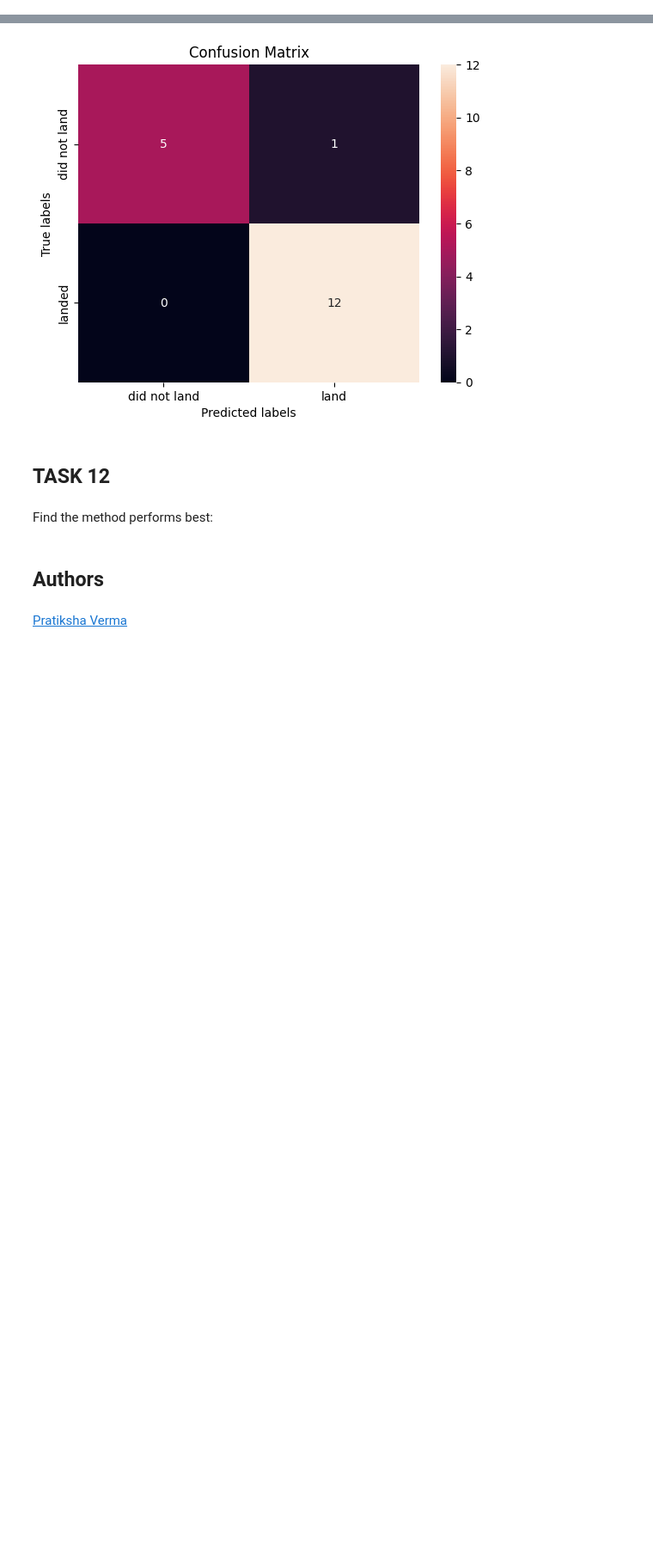
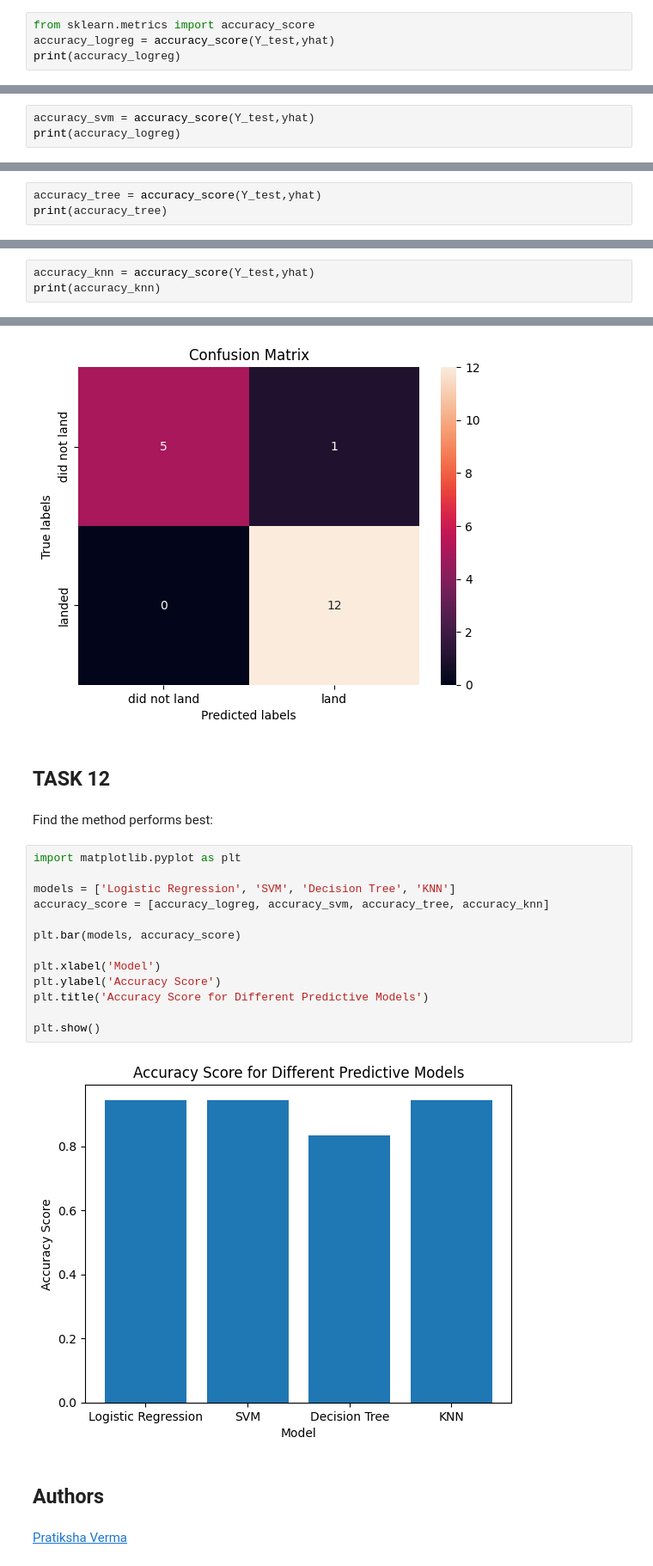
Before and after one commit to ahyaw86/Data-Science-Capston, a Jupyter notebook: Machine Learning with Prediction Lab.ipynb, the cells around one changed output, grey strips where cells are left out. Shown: that part at 86% size. Saved outputs shown, nothing was run; the diff lists cells and outputs as text; blank space fills up the shorter version.

```diff
--- a/Machine Learning with Prediction Lab.ipynb
+++ b/Machine Learning with Prediction Lab.ipynb
@@ -152,3 +182,7 @@ print("accuracy :",logreg_cv.best_score_)
 ## TASK  5
 # %% [markdown]
 Calculate the accuracy on the test data using the method <code>score</code>:
+# %%
+from sklearn.metrics import accuracy_score
+accuracy_logreg = accuracy_score(Y_test,yhat)
+print(accuracy_logreg)
@@ -177,3 +225,6 @@ print("accuracy :",svm_cv.best_score_)
 ## TASK  7
 # %% [markdown]
 Calculate the accuracy on the test data using the method <code>score</code>:
+# %%
+accuracy_svm = accuracy_score(Y_test,yhat)
+print(accuracy_logreg)
@@ -215,3 +270,6 @@ accuracy : 0.9
 ## TASK  9
 # %% [markdown]
 Calculate the accuracy of tree_cv on the test data using the method <code>score</code>:
+# %%
+accuracy_tree = accuracy_score(Y_test,yhat)
+print(accuracy_tree)
@@ -249,3 +309,6 @@ accuracy : 0.8444444444444444
 ## TASK  11
 # %% [markdown]
 Calculate the accuracy of knn_cv on the test data using the method <code>score</code>:
+# %%
+accuracy_knn = accuracy_score(Y_test,yhat)
+print(accuracy_knn)
@@ -260,6 +325,21 @@ plot_confusion_matrix(Y_test,yhat)
 ## TASK  12
 # %% [markdown]
 Find the method performs best:
+# %%
+import matplotlib.pyplot as plt
+
+models = ['Logistic Regression', 'SVM', 'Decision Tree', 'KNN']
+accuracy_score = [accuracy_logreg, accuracy_svm, accuracy_tree, accuracy_knn]
+
+plt.bar(models, accuracy_score)
+
+plt.xlabel('Model')
+plt.ylabel('Accuracy Score')
+plt.title('Accuracy Score for Different Predictive Models')
+
+plt.show()
+# %% [output]
+[figure, added]
 # %% [markdown]
 ## Authors
 # %% [markdown]
```
Also changed, not shown: parts of 15 cells of this notebook.
